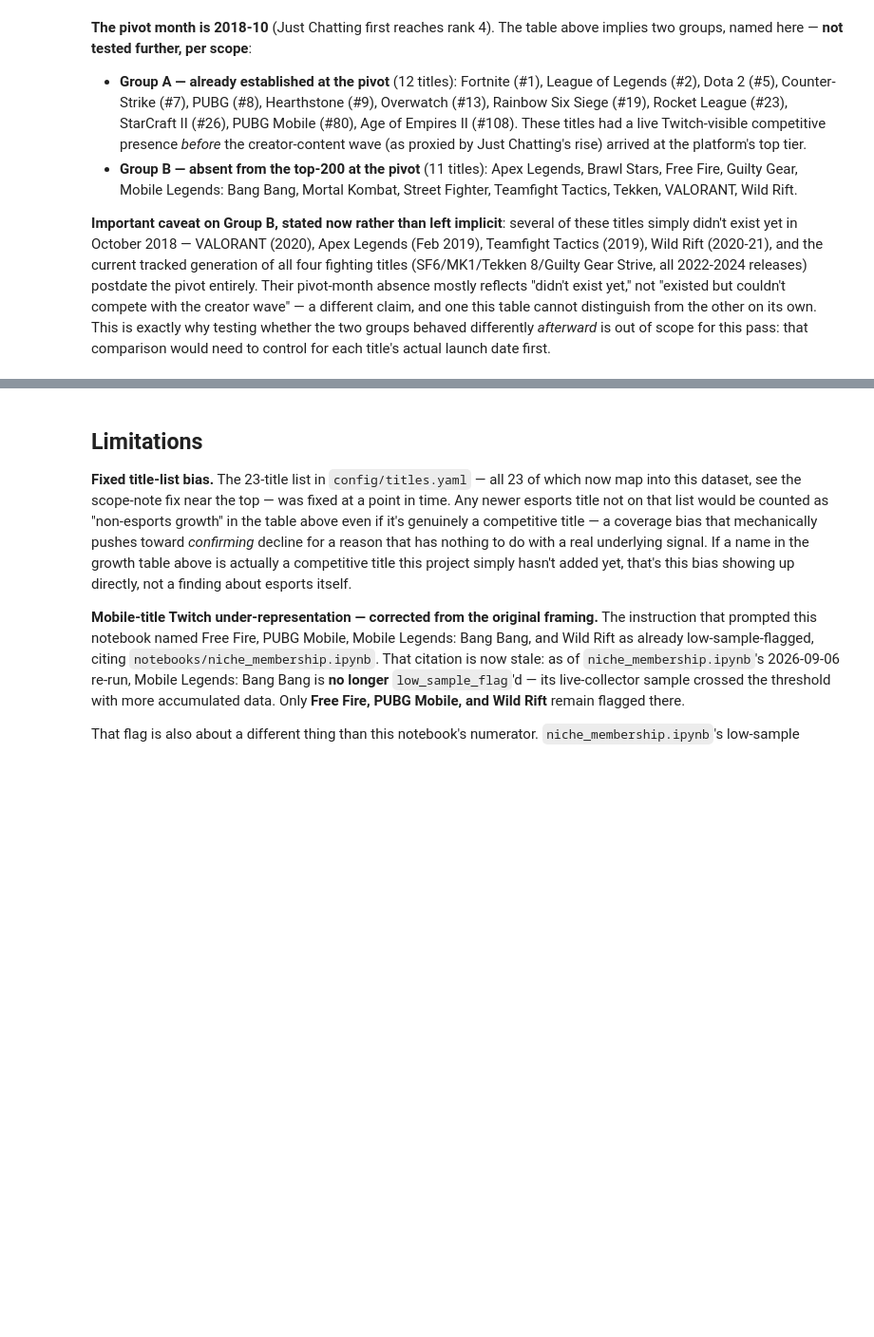
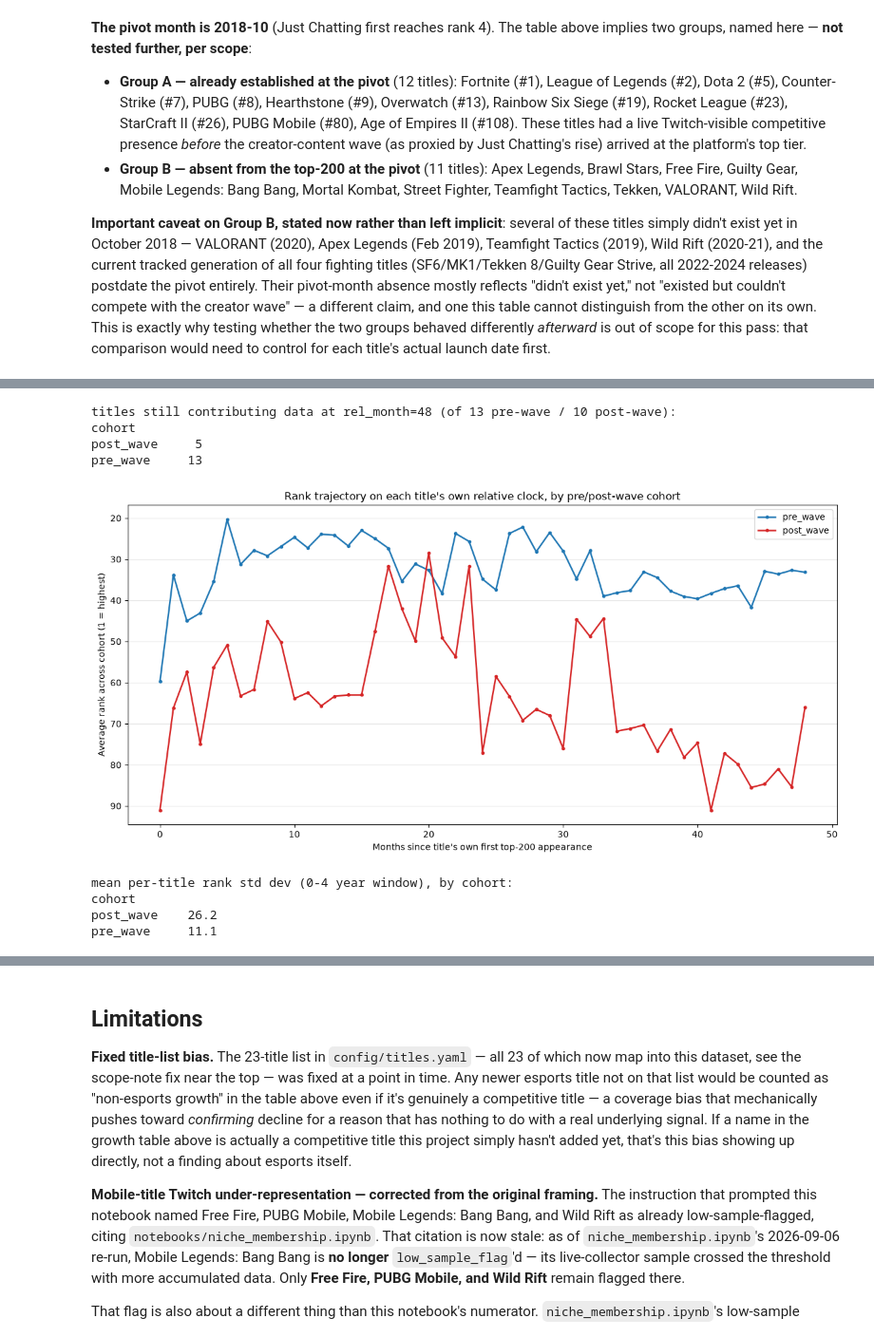
Before and after one commit to JacobH1994/fandomdatapuller, a Jupyter notebook: notebooks/esports_share_of_twitch.ipynb, the cells around one changed output, grey strips where cells are left out. Shown at 95% size. Cells and saved outputs as stored; diff of their text form; code cells hidden in the pictures; blank space fills up the shorter version.

```diff
--- a/notebooks/esports_share_of_twitch.ipynb
+++ b/notebooks/esports_share_of_twitch.ipynb
@@ -786,0 +800,12 @@ would need to control for each title's actual launch date first.
+# %%
+first_appearance = {t: rank_df[t].first_valid_index() for t in matched_ids}
+PIVOT = pd.Timestamp("2018-10-01")
+pre_wave = sorted(t for t, d in first_appearance.items() if d < PIVOT)
+post_wave = sorted(t for t, d in first_appearance.items() if d >= PIVOT)
+print(f"pre-wave ({len(pre_wave)}):", pre_wave)
+print(f"post-wave ({len(post_wave)}):", post_wave)
+
+left_censored = sorted(t for t, d in first_appearance.items() if d == rank_df.index.min())
+print()
+print(f"left-censored (first observed month = dataset's own first month, {rank_df.index.min().strftime('%Y-%m')}):")
+print(f"    {left_censored}")
@@ -786,0 +827,53 @@ would need to control for each title's actual launch date first.
+# %%
+records = []
+for t in matched_ids:
+    fa = first_appearance[t]
+    s = rank_df[t].dropna()
+    for month, rank in s.items():
+        rel_month = (month.year - fa.year) * 12 + (month.month - fa.month)
+        records.append({
+            "title_id": t, "rel_month": rel_month, "rank": rank,
+            "cohort": "pre_wave" if t in pre_wave else "post_wave",
+        })
+rel_df = pd.DataFrame(records)
+
+avg_traj = rel_df[rel_df["rel_month"] <= 48].groupby(["cohort", "rel_month"])["rank"].mean().reset_index()
+n_contributing = rel_df[rel_df["rel_month"] == 48].groupby("cohort")["title_id"].nunique()
+print("titles still contributing data at rel_month=48 (of", len(pre_wave), "pre-wave /", len(post_wave), "post-wave):")
+print(n_contributing.to_string())
+
+fig, ax = plt.subplots(figsize=(12, 6))
+for cohort, color in [("pre_wave", "#1f77b4"), ("post_wave", "#d62728")]:
+    sub = avg_traj[avg_traj["cohort"] == cohort]
+    ax.plot(sub["rel_month"], sub["rank"], color=color, linewidth=1.8, marker="o", markersize=3, label=cohort)
+ax.invert_yaxis()
+ax.set_xlabel("Months since title's own first top-200 appearance")
+ax.set_ylabel("Average rank across cohort (1 = highest)")
+ax.set_title("Rank trajectory on each title's own relative clock, by pre/post-wave cohort")
+ax.legend(loc="upper right")
+ax.grid(axis="y", alpha=0.3)
+fig.tight_layout()
+plt.show()
+# %% [output]
+titles still contributing data at rel_month=48 (of 13 pre-wave / 10 post-wave):
+cohort
+post_wave     5
+pre_wave     13
+[figure, added]
+# %%
+# Volatility = mean, across a cohort's titles, of each title's OWN rank std
+# dev over its own 0-48 month window — NOT a single pooled std across raw
+# rank values (that would conflate "titles differ in average level" with
+# "an individual title fluctuates over time," a different thing).
+window = rel_df[(rel_df["rel_month"] >= 0) & (rel_df["rel_month"] <= 48)]
+per_title_std = window.groupby("title_id")["rank"].std()
+cohort_of = {t: ("pre_wave" if t in pre_wave else "post_wave") for t in matched_ids}
+vol_df = per_title_std.rename("rank_std").reset_index()
+vol_df["cohort"] = vol_df["title_id"].map(cohort_of)
+print("mean per-title rank std dev (0-4 year window), by cohort:")
+print(vol_df.groupby("cohort")["rank_std"].mean().round(1).to_string())
+# %% [output]
+mean per-title rank std dev (0-4 year window), by cohort:
+cohort
+post_wave    26.2
+pre_wave     11.1
```
Also changed, not shown: parts of 11 cells of this notebook.
